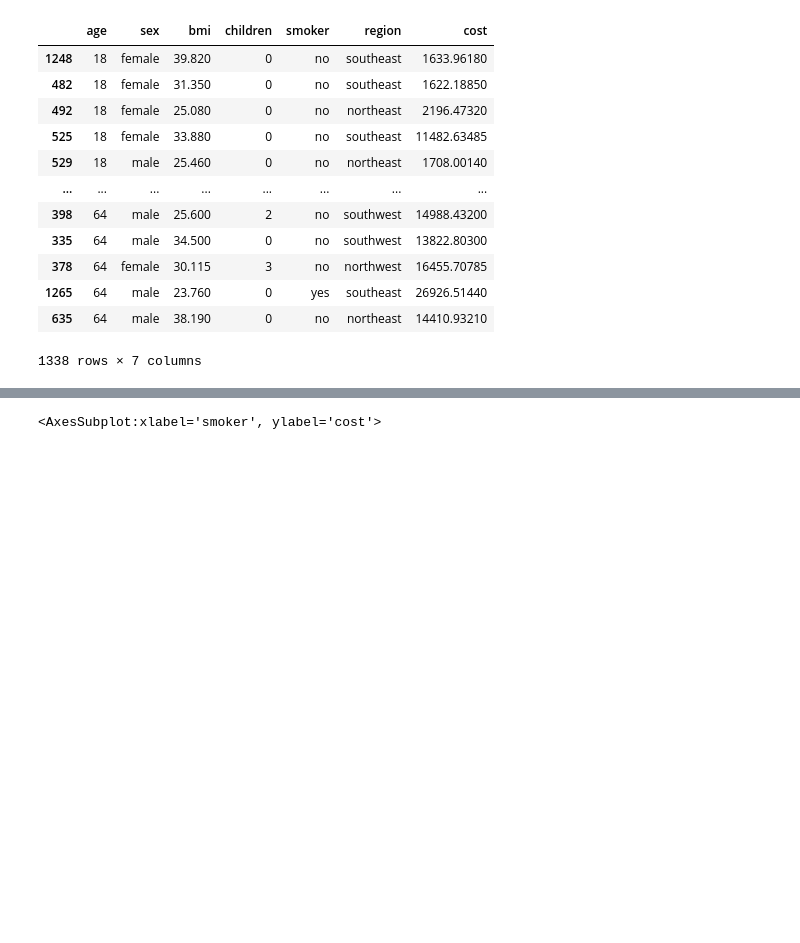
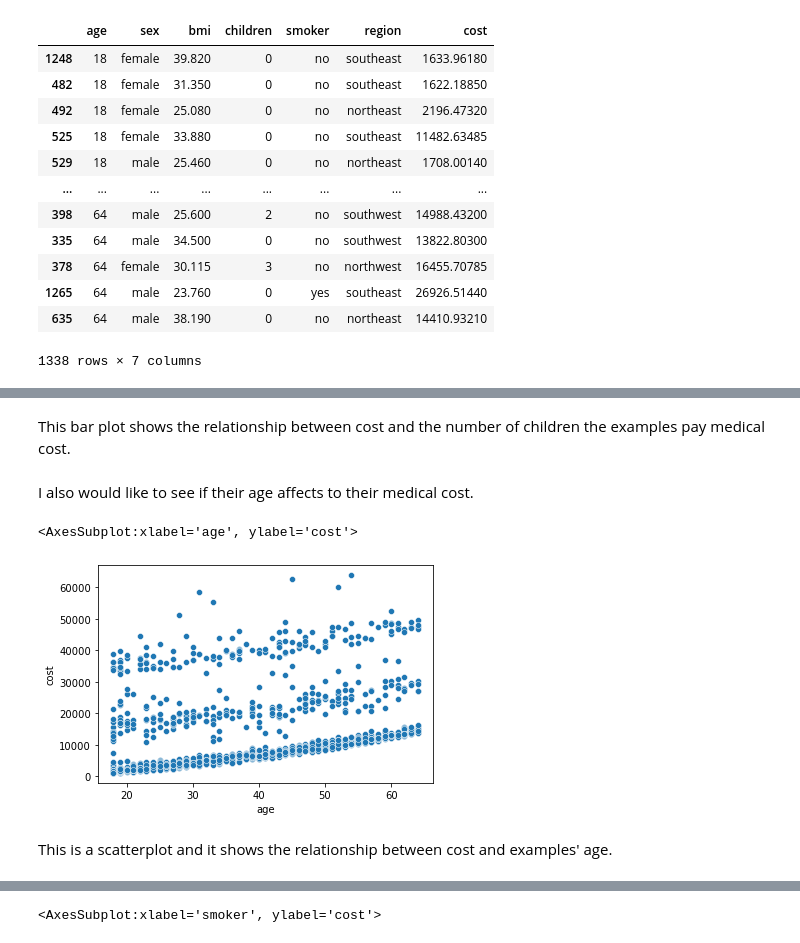
Before and after one commit to data301-2020-winter2/course-project-solo_1044, a Jupyter notebook: analysis/Untitled.ipynb, the cells around one changed output, grey strips where cells are left out. Cells and saved outputs as stored; diff of their text form; code cells hidden in the pictures; blank space fills up the shorter version.

```diff
--- a/analysis/Untitled.ipynb
+++ b/analysis/Untitled.ipynb
@@ -102,0 +126,11 @@ Now, I would like to see if there is a relationship between the cost and smoking
+# %% [markdown]
+This bar plot shows the relationship between cost and the number of children the examples pay medical cost.
+# %% [markdown]
+I also would like to see if their age affects to their medical cost.
+# %%
+sns.scatterplot(data=medical_cost, y="cost",x="age")
+# %% [output]
+<AxesSubplot:xlabel='age', ylabel='cost'>
+[figure, added]
+# %% [markdown]
+This is a scatterplot and it shows the relationship between cost and examples' age.
```
Also changed, not shown: parts of 87 cells of this notebook, 5 other files.
